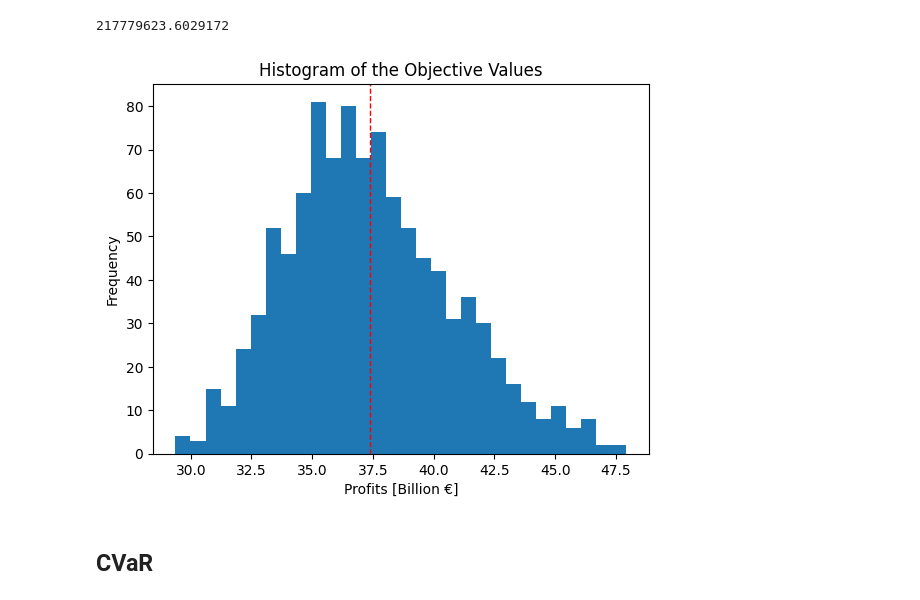
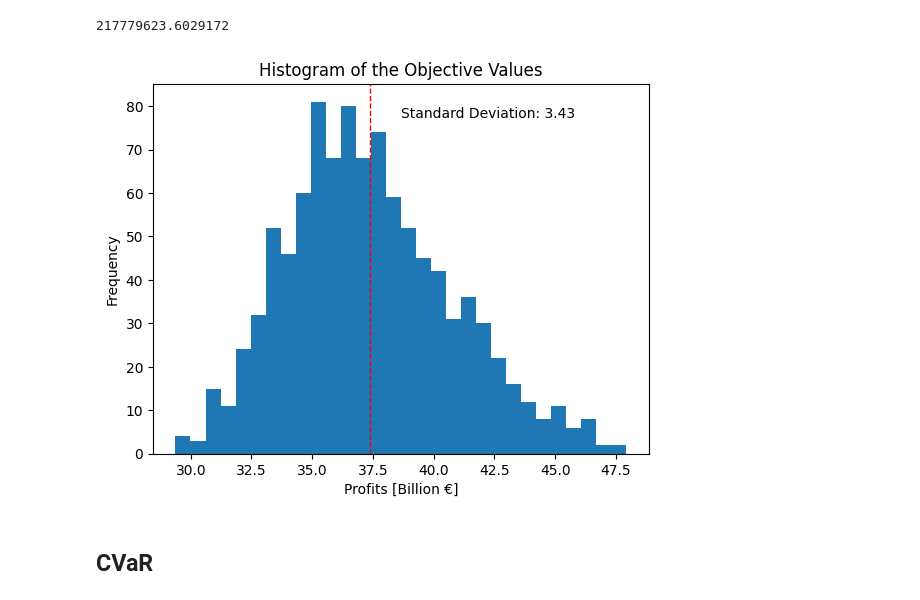
Before and after one commit to bioapfelsaft123/Opti, a Jupyter notebook: AssignmentV2/Main Code/Assignment_Class.ipynb, the cells around one changed output. Saved outputs shown, nothing was run; the diff lists cells and outputs as text; code cells hidden in the pictures.

```diff
--- a/AssignmentV2/Main Code/Assignment_Class.ipynb
+++ b/AssignmentV2/Main Code/Assignment_Class.ipynb
@@ -480,6 +480,7 @@ class Test_and_Train_model():
                 self.res.violated_budget.append(0)
             objective = (self.P.R_year * (revenues - op_costs) + remaining_budget)/1000000000
             self.res.objective_values.append(objective)
+            self.res.standard_deviation = np.std(self.res.objective_values)
 # %%
 # Run the Test_and_Train_model for Robust, Chance and CVaR, for train and test sets, and store the results in lists
 Train_Robust = Test_and_Train_model(ParametersObj, DataObj, MarketClearing1.res.DA_price, Mode='Robust')
@@ -681,13 +682,15 @@ Train_Chance.res.rem_budget
 # %%
 #Create a histogram of the objective values
 plt.hist(Train_Chance.res.objective_values, bins=30)
 plt.axvline(np.mean(Train_Chance.res.objective_values), color='red', linestyle='dashed', linewidth=1)
 plt.xlabel('Profits [Billion €]')
 plt.ylabel('Frequency')
 plt.title('Histogram of the Objective Values')
+plt.text(0.5, 0.9, f'Standard Deviation: {Train_Chance.res.standard_deviation.round(2)}', horizontalalignment='left', verticalalignment='bottom', transform=plt.gca().transAxes)
+
 plt.show()
 # %% [output]
-[figure, old version]
+[figure, new version]
 # %% [markdown]
 ## CVaR
 # %%
```
Also changed, not shown: parts of 4 cells of this notebook.
